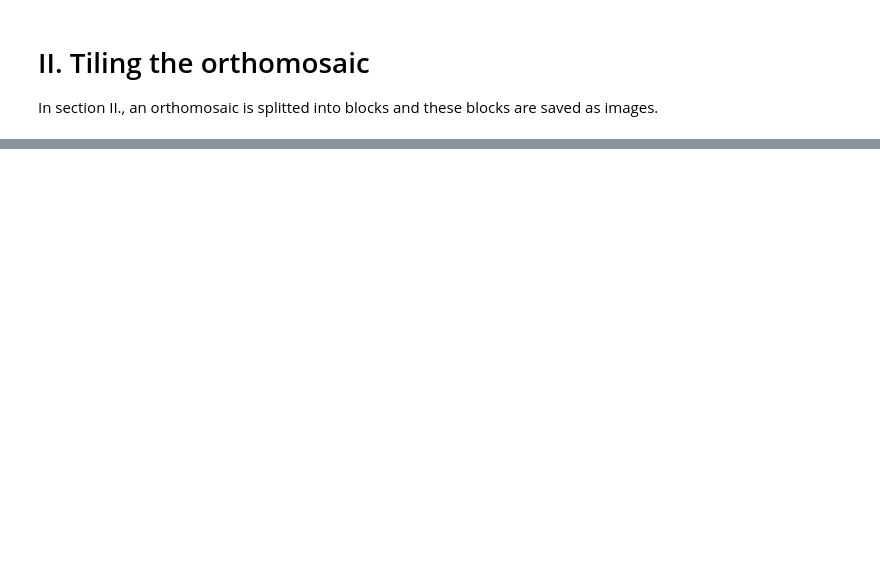
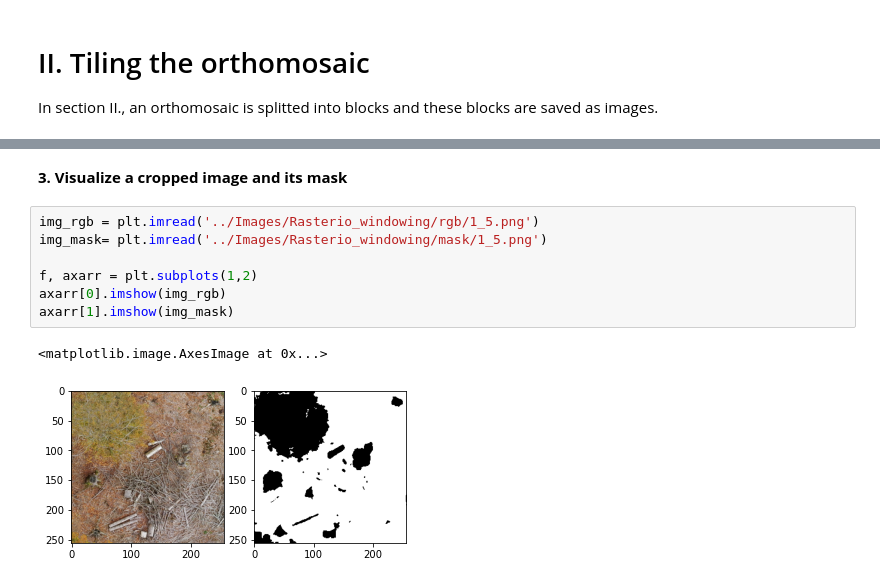
Before and after one commit to ihabram/HBRS-RnD, a Jupyter notebook: Sources/Rasterio_windowing.ipynb, the cells around one changed output, grey strips where cells are left out. Cells and saved outputs as stored; diff of their text form; blank space fills up the shorter version.

Commit message:
Labeled images added

```diff
--- a/Sources/Rasterio_windowing.ipynb
+++ b/Sources/Rasterio_windowing.ipynb
@@ -163,0 +208,12 @@ with rasterio.open('../Images/Orthomosaics/ortho-50mm.tif') as src:
+# %% [markdown]
+**3. Visualize a cropped image and its mask**
+# %%
+img_rgb = plt.imread('../Images/Rasterio_windowing/rgb/1_5.png')
+img_mask= plt.imread('../Images/Rasterio_windowing/mask/1_5.png')
+
+f, axarr = plt.subplots(1,2)
+axarr[0].imshow(img_rgb)
+axarr[1].imshow(img_mask)
+# %% [output]
+<matplotlib.image.AxesImage at 0x...>
+[figure, added]
```
Also changed, not shown: parts of 7 cells of this notebook, 1 other file.
